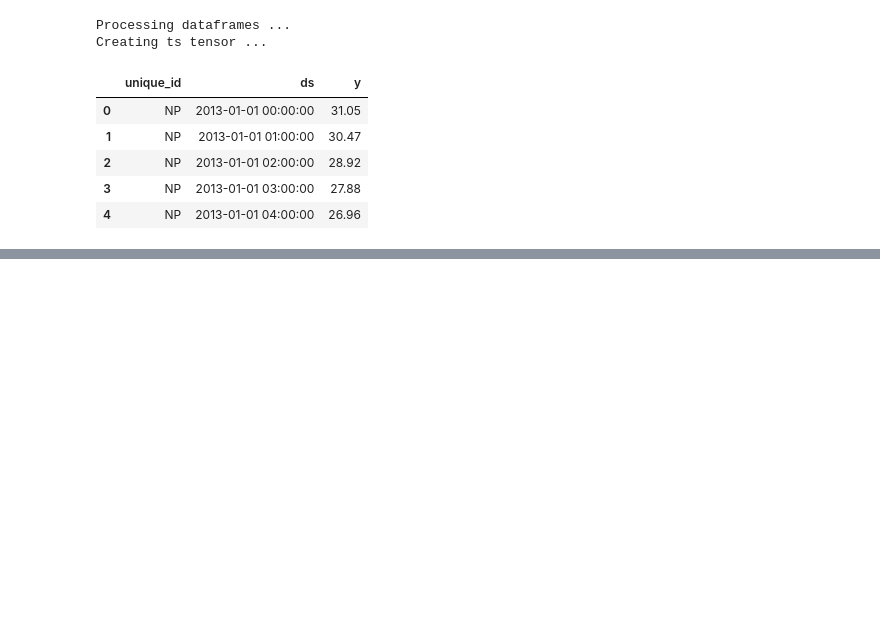
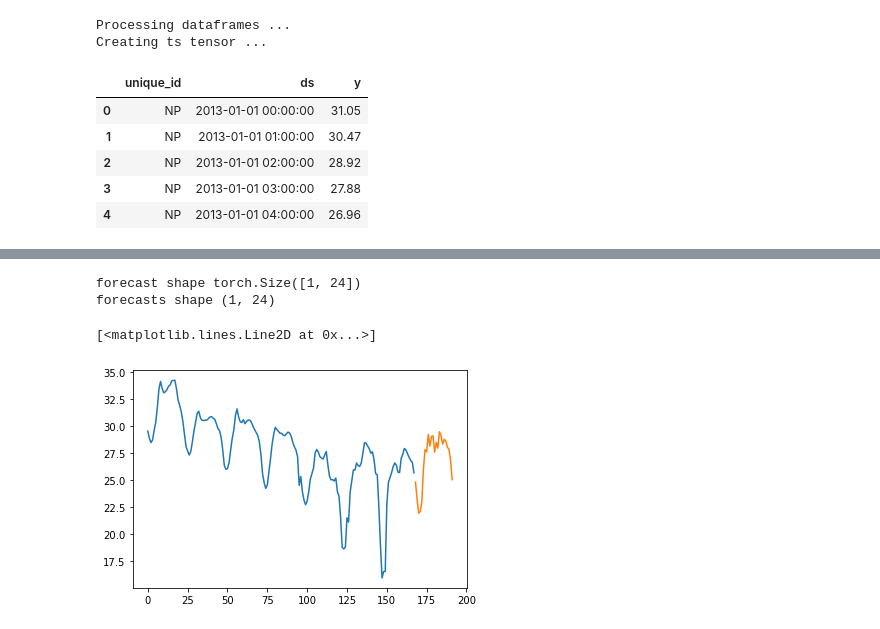
Before and after one commit to Nixtla/Nixtla, a Jupyter notebook: nbs/TEST_esrnn.ipynb, the cells around one changed output, grey strips where cells are left out. Drawn from its saved outputs; the diff is of its cells as text; code cells hidden in the pictures; blank space fills up the shorter version.

Commit message:
esrnn predict

```diff
--- a/nbs/TEST_esrnn.ipynb
+++ b/nbs/TEST_esrnn.ipynb
@@ -35,19 +35,17 @@ Creating ts tensor ...
 # %%
 train_loader = TimeSeriesLoaderGeneral(ts_dataset=epf_dataset,
                                     model='esrnn',
-                                    offset=0,
-                                    window_sampling_limit= 365*4*24,
+                                    offset=24,
+                                    window_sampling_limit= 90*1*24, #365*4*24
                                     input_size=7*24,
                                     output_size=24,
                                     idx_to_sample_freq=1,
                                     batch_size=1,
                                     is_train_loader=True)
 # %%
-esrnn = ESRNN(input_size=4,
-              output_size=8,
-              max_epochs=15,
-              batch_size=1,
-              batch_size_test=64,
+esrnn = ESRNN(input_size=7*24,
+              output_size=24,
+              max_epochs=50,
               freq_of_test=-1,
               learning_rate=1e-3,
               lr_scheduler_step_size=9,
@@ -57,18 +55,18 @@ esrnn = ESRNN(input_size=4,
               gradient_clipping_threshold=20,
               rnn_weight_decay=0,
               noise_std=0.001,
-              level_variability_penalty=80,
+              level_variability_penalty=200,
               testing_percentile=50,
               training_percentile=50,
               cell_type='LSTM',
               state_hsize=40,
               dilations=[[1, 2], [4, 8]],
               add_nl_layer=False,
-              seasonality=[4],
+              seasonality=[24],
               frequency=None,
               max_periods=20,
               random_seed=1,
               device='cpu')
 # %%
-esrnn.fit(train_ts_loader=train_loader)
+esrnn.fit(train_ts_loader=train_loader, eval_epochs=1)
 # %% [output]
@@ -75,0 +90,13 @@ AttributeError: 'ESRNN' object has no attribute 'train_ts_loader'
+# %%
+y_hat = esrnn.predict(ts_loader=train_loader)
+# %% [output]
+forecast shape torch.Size([1, 24])
+forecasts shape (1, 24)
+# %%
+y_plot = Y_df['y'][-168:]
+y_hat_plot = y_hat['y_hat']
+plt.plot(range(len(y_plot)), y_plot)
+plt.plot(range(len(y_plot), len(y_plot)+len(y_hat_plot)), y_hat_plot)
+# %% [output]
+[<matplotlib.lines.Line2D at 0x...>]
+[figure, added]
```
Also changed, not shown: parts of 2 cells of this notebook, 6 other files.
